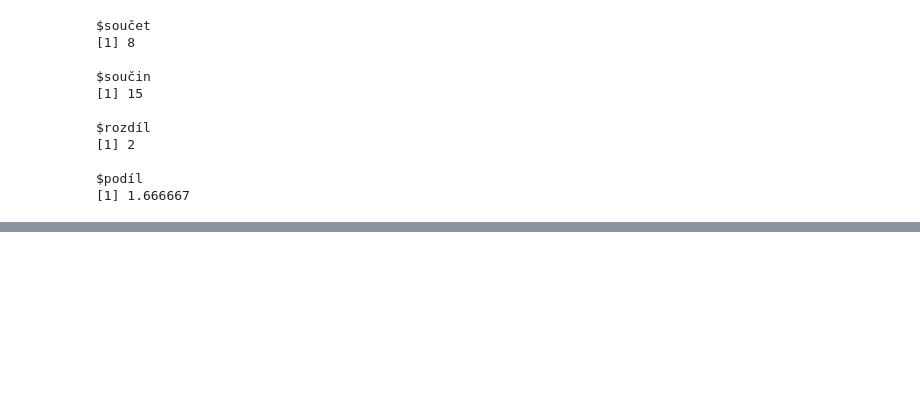
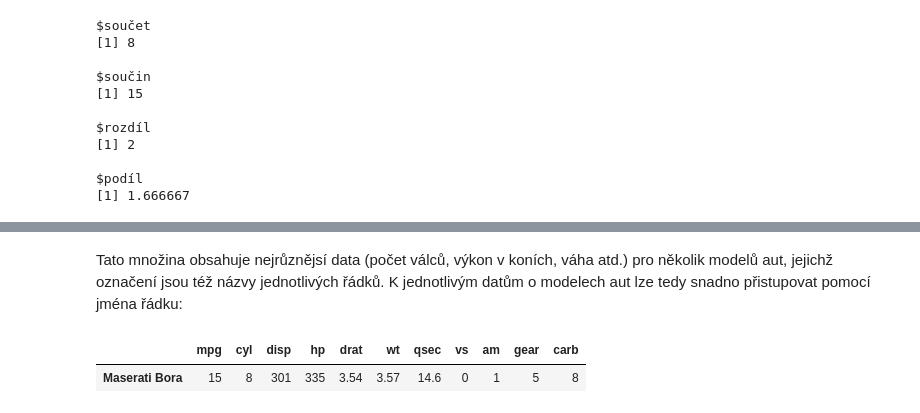
Before and after one commit to lich-uct/r_tutorial, a Jupyter notebook: 04/04.ipynb, the cells around one changed output, grey strips where cells are left out. Saved outputs shown, nothing was run; the diff lists cells and outputs as text; code cells hidden in the pictures; blank space fills up the shorter version.

```diff
--- a/04/04.ipynb
+++ b/04/04.ipynb
@@ -790,0 +934,7 @@ $podíl
+# %% [markdown]
+Tato množina obsahuje nejrůznějsí data (počet válců, výkon v koních, váha atd.) pro několik modelů aut, jejichž označení jsou též názvy jednotlivých řádků. K jednotlivým datům o modelech aut lze tedy snadno přistupovat pomocí jména řádku:
+# %%
+mtcars["Maserati Bora",]
+# %% [output]
+|  | mpg | cyl | disp | hp | drat | wt | qsec | vs | am | gear | carb |
+| Maserati Bora | 15 | 8 | 301 | 335 | 3.54 | 3.57 | 14.6 | 0 | 1 | 5 | 8 |
```
Also changed, not shown: parts of 12 cells of this notebook, 1 other file.
